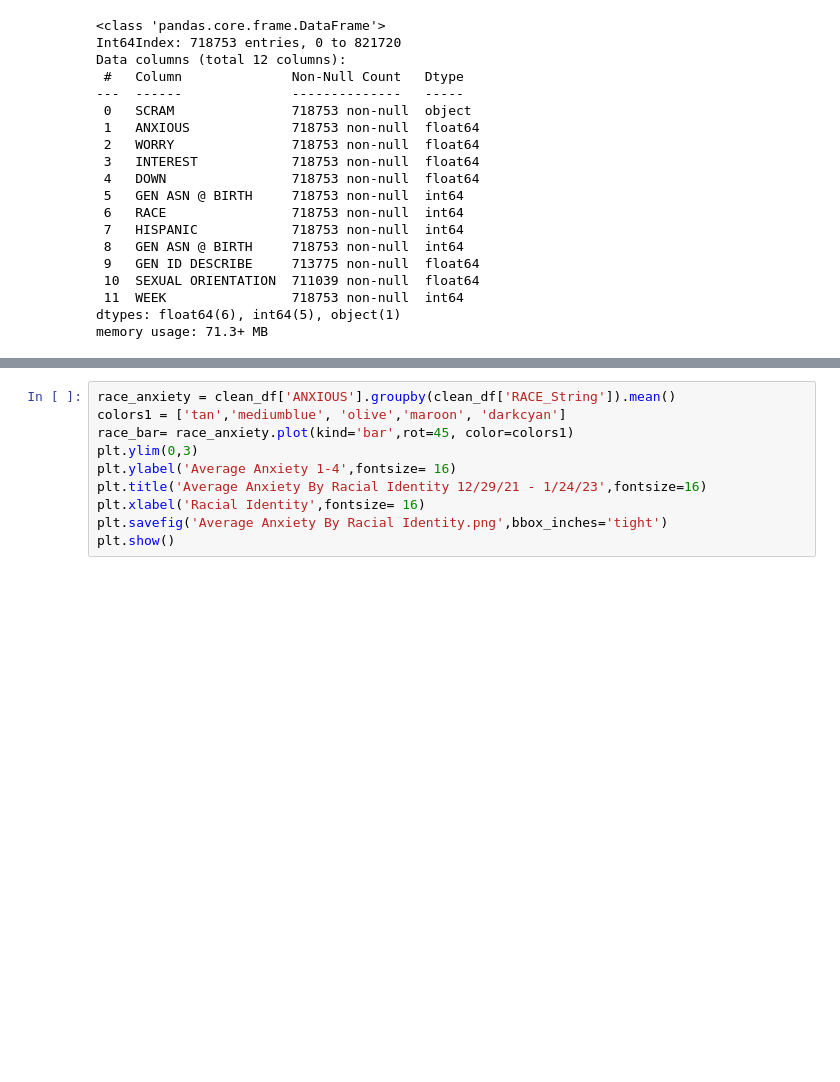
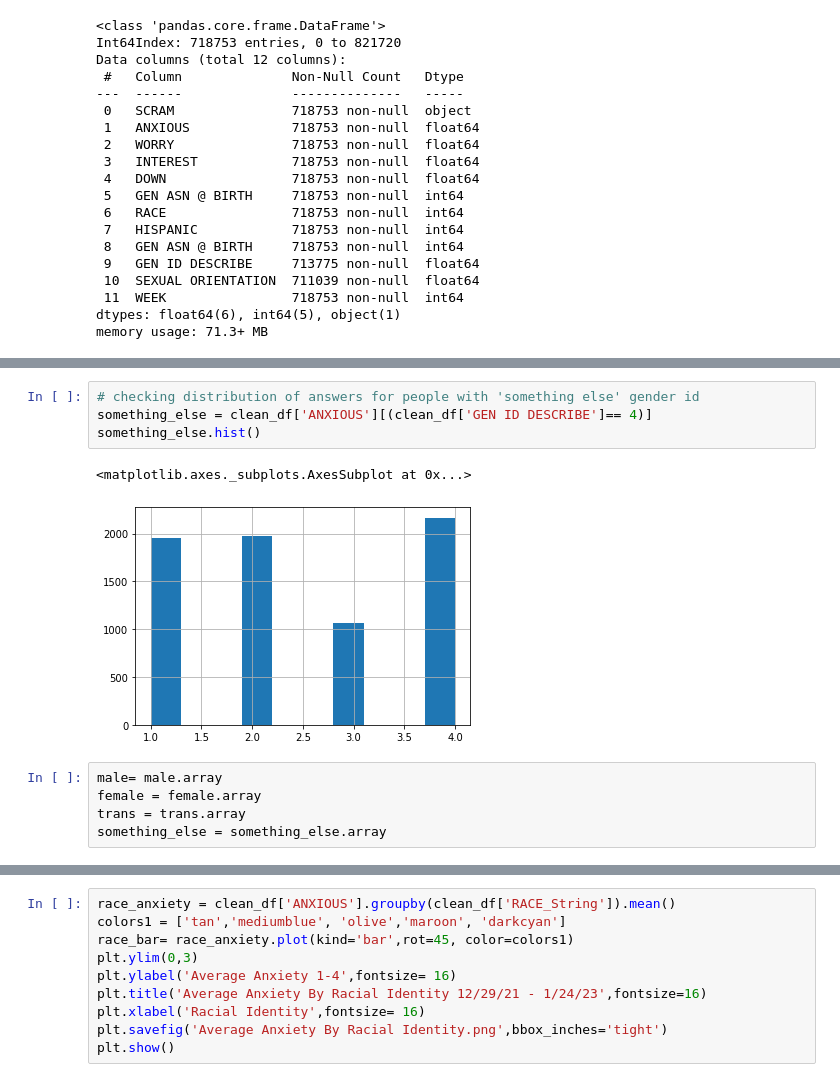
Before and after one commit to ginaleonardi/project_1, a Jupyter notebook: Josh's Graphs, code, and notes/josh1.ipynb, the cells around one changed output, grey strips where cells are left out. Cells and saved outputs as stored; diff of their text form; blank space fills up the shorter version.

```diff
--- a/josh1.ipynb
+++ b/Josh's Graphs, code, and notes/josh1.ipynb
@@ -109,0 +163,12 @@ NameError: name 'clean_df' is not defined
+# %%
+# checking distribution of answers for people with 'something else' gender id
+something_else = clean_df['ANXIOUS'][(clean_df['GEN ID DESCRIBE']== 4)]
+something_else.hist()
+# %% [output]
+<matplotlib.axes._subplots.AxesSubplot at 0x...>
+[figure, added]
+# %%
+male= male.array
+female = female.array
+trans = trans.array
+something_else = something_else.array
```
Also changed, not shown: parts of 8 cells of this notebook, 8 other files.
